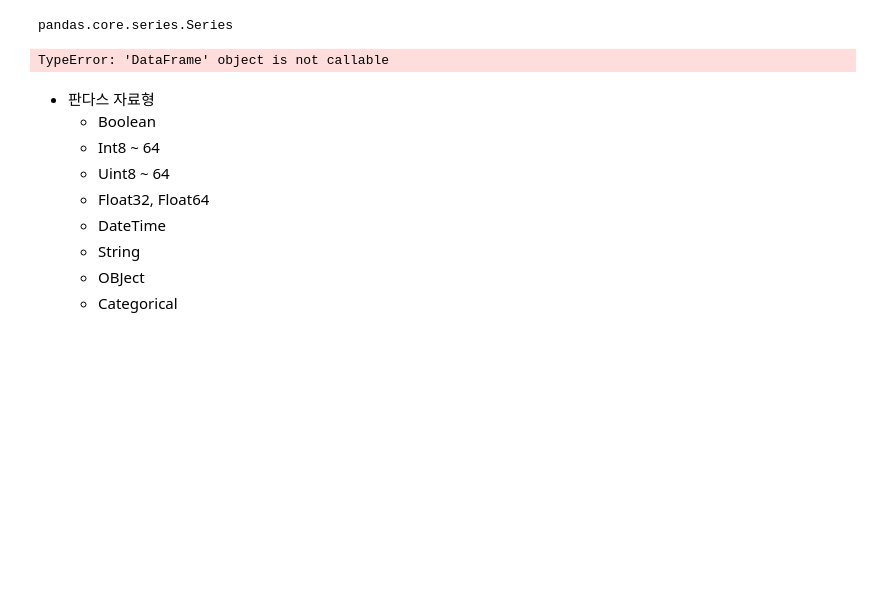
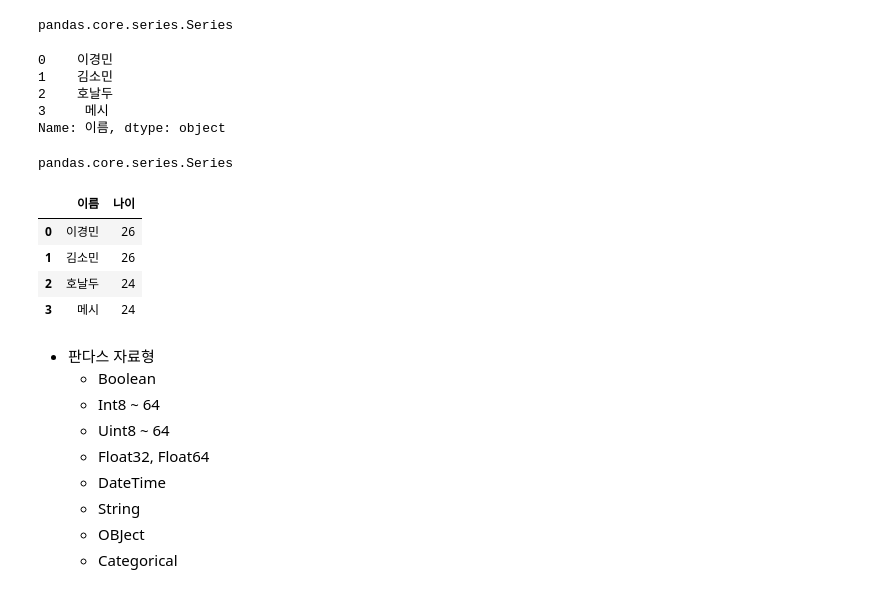
Before and after one commit to leekminxx/Iot-bigdata-2024, a Jupyter notebook: day1/bad02_pandas_basic.ipynb, the cells around one changed output. Saved outputs shown, nothing was run; the diff lists cells and outputs as text; code cells hidden in the pictures; blank space fills up the shorter version.

Commit message:
pandas 수정

```diff
--- a/day1/bad02_pandas_basic.ipynb
+++ b/day1/bad02_pandas_basic.ipynb
@@ -99,10 +99,26 @@ dtype: int64
 type(sr1)
 # %% [output]
 pandas.core.series.Series
+# %%
+df2['이름']
+# %% [output]
+0    이경민
+1    김소민
+2    호날두
+3     메시
+Name: 이름, dtype: object
+# %%
+type(df2['이름'])
+# %% [output]
+pandas.core.series.Series
 # %%
-df2(['이름','나이'])
+df2[['이름','나이']]
 # %% [output]
-TypeError: 'DataFrame' object is not callable
+|  | 이름 | 나이 |
+| 0 | 이경민 | 26 |
+| 1 | 김소민 | 26 |
+| 2 | 호날두 | 24 |
+| 3 | 메시 | 24 |
 # %% [markdown]
 - 판다스 자료형
     - Boolean
```
